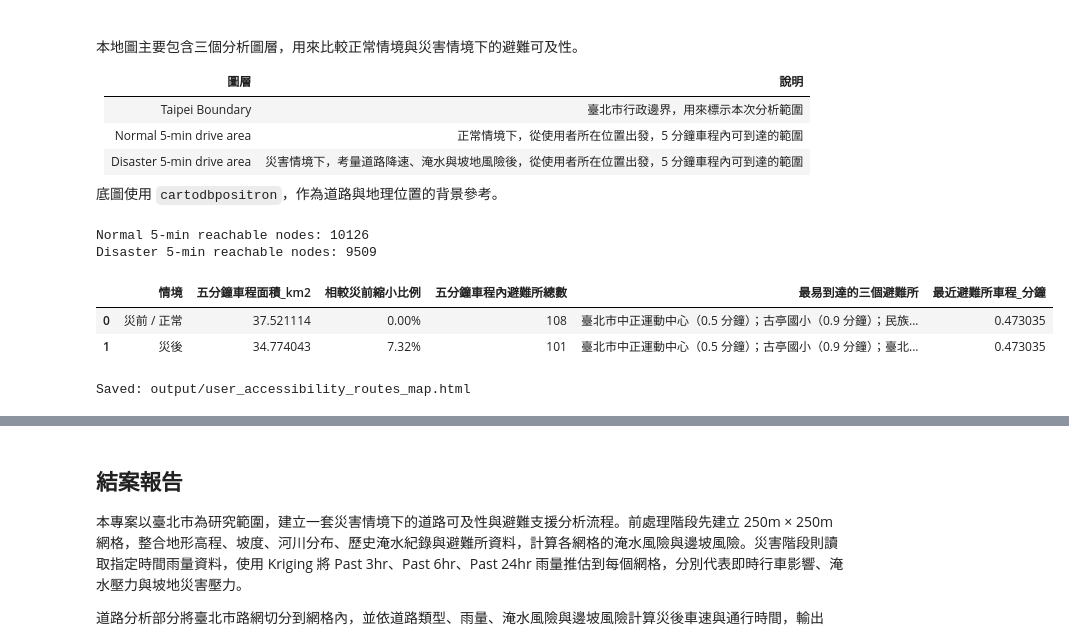
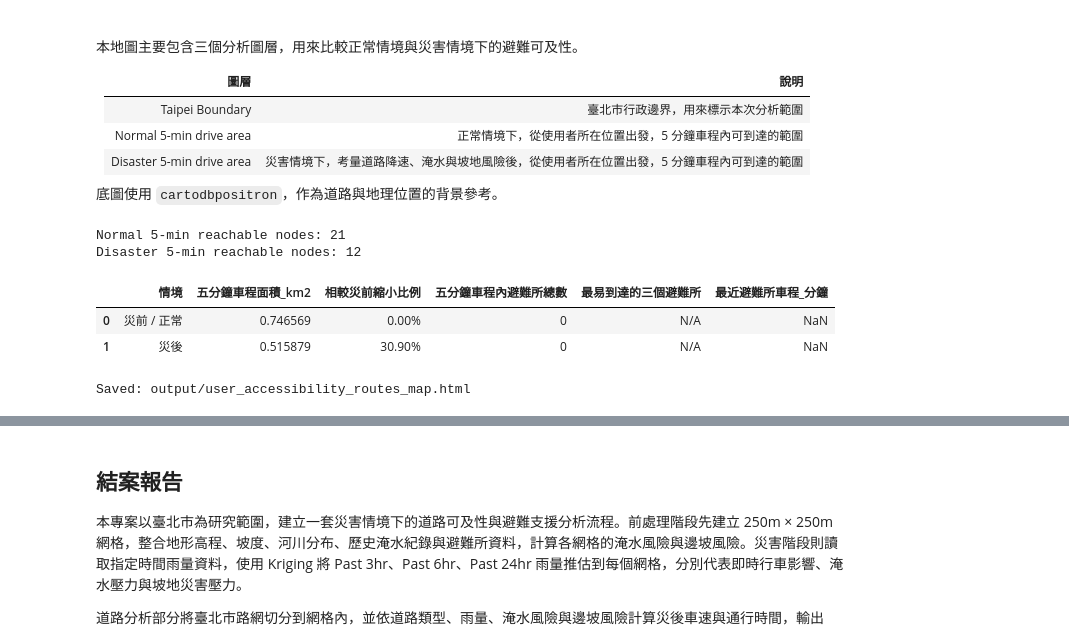
Before and after one commit to Chuang-ben/Final_project, a Jupyter notebook: Final_03_user.ipynb, the cells around one changed output, grey strips where cells are left out. Cells and saved outputs as stored; diff of their text form; code cells hidden in the pictures.

```diff
--- a/Final_03_user.ipynb
+++ b/Final_03_user.ipynb
@@ -223,8 +223,9 @@ from shapely.geometry import LineString
 from shapely.ops import linemerge
 
 # ===== 輸入使用者位置 WGS84 =====
-user_lon = 121.533355
-user_lat = 25.016903
+user_lon = 121.574264
+user_lat = 25.166960
+
 # 可選：
 # "straight_distance" = 直線距離最近三個
 # "travel_time" = 災害情境下行車時間最短三個
@@ -695,7 +696,7 @@ folium.Marker(
     location=[user_lat, user_lon],
     popup="User location",
     tooltip="User location",
-    icon=folium.Icon(color="red", icon="user"),
+    icon=folium.Icon(color="red", icon="user")
 ).add_to(m)
 
 # ===== 7) 避難所圖層 =====
@@ -762,37 +763,37 @@ for i, row in route_gdf_wgs84.iterrows():
     <b>Travel time:</b> {row["travel_time_min"]:.1f} min<br>
     <b>Route length:</b> {row["route_length_m"]:.0f} m<br>
     <b>Straight distance:</b> {row["straight_dist_m"]:.0f} m
     """
 
     folium.GeoJson(
         row.geometry.__geo_interface__,
         name=f"Route {row['route_rank']}",
         style_function=lambda feature, color=color: {
             "color": color,
             "weight": 5,
             "opacity": 0.9,
         },
         popup=folium.Popup(popup_html, max_width=360),
         tooltip=f"Route {row['route_rank']} - {row['travel_time_min']:.1f} min",
     ).add_to(route_fg)
 
 route_fg.add_to(m)
 
 # ===== 9) 輸出 =====
 folium.LayerControl(collapsed=False).add_to(m)
 
 map_path = "output/user_accessibility_routes_map.html"
 m.save(map_path)
 
 print("Saved:", map_path)
 
 m
 # %% [output]
-Normal 5-min reachable nodes: 10126
-Disaster 5-min reachable nodes: 9509
+Normal 5-min reachable nodes: 21
+Disaster 5-min reachable nodes: 12
 |  | 情境 | 五分鐘車程面積_km2 | 相較災前縮小比例 | 五分鐘車程內避難所總數 | 最易到達的三個避難所 | 最近避難所車程_分鐘 |
-| 0 | 災前 / 正常 | 37.521114 | 0.00% | 108 | 臺北市中正運動中心（0.5 分鐘）；古亭國小（0.9 分鐘）；民族... | 0.473035 |
-| 1 | 災後 | 34.774043 | 7.32% | 101 | 臺北市中正運動中心（0.5 分鐘）；古亭國小（0.9 分鐘）；臺北... | 0.473035 |
+| 0 | 災前 / 正常 | 0.746569 | 0.00% | 0 | N/A | NaN |
+| 1 | 災後 | 0.515879 | 30.90% | 0 | N/A | NaN |
 Saved: output/user_accessibility_routes_map.html
 [interactive output not drawn]
 # %% [markdown]
```
Also changed, not shown: parts of 1 cell of this notebook.
